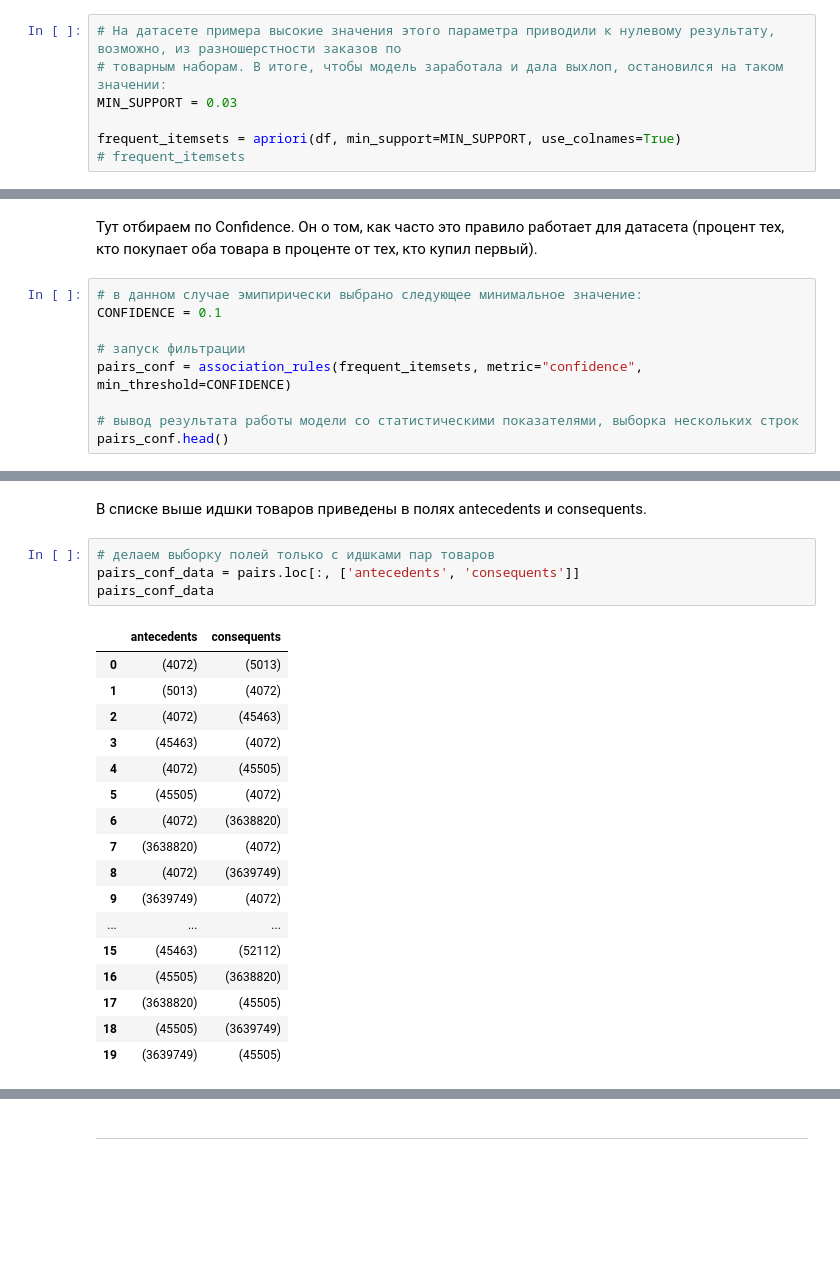
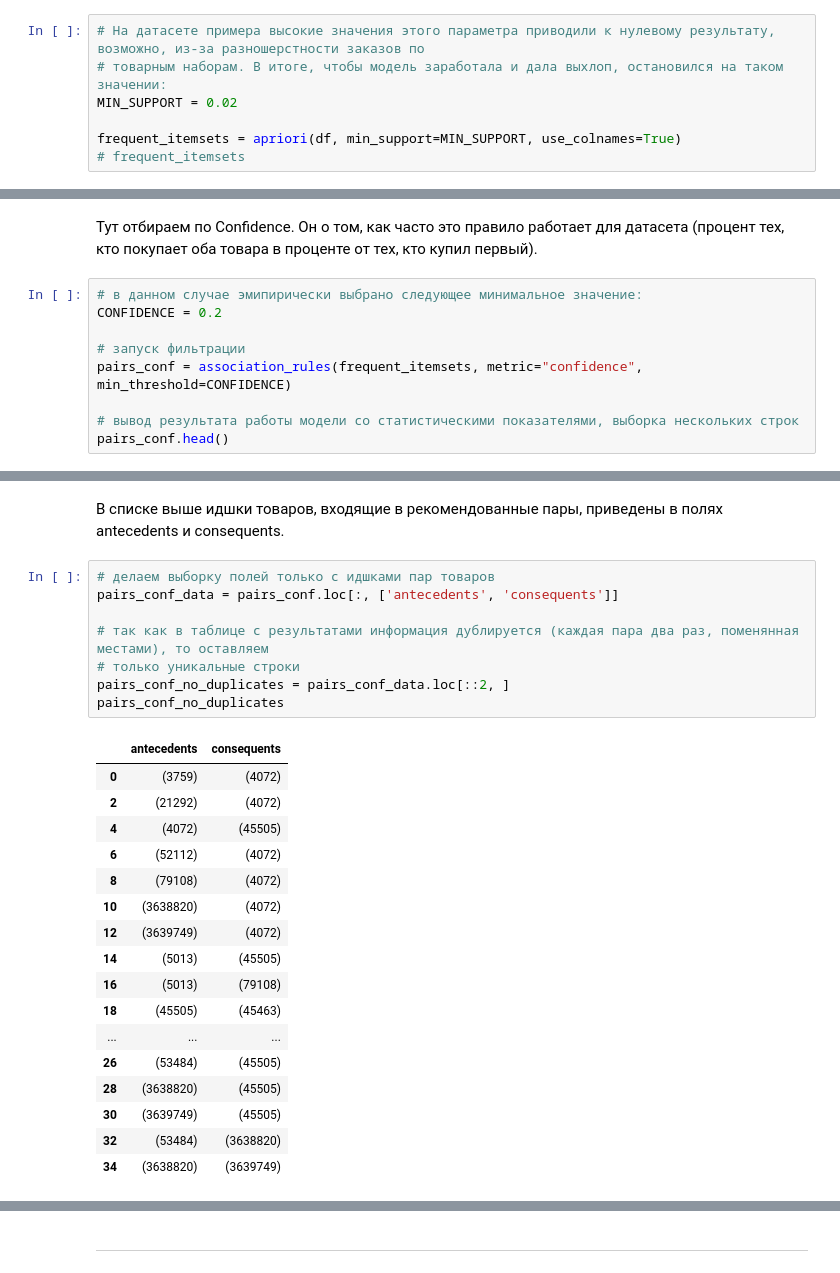
Before and after one commit to ivekhov/ARL-test, a Jupyter notebook: solution.ipynb, the cells around one changed output, grey strips where cells are left out. Cells and saved outputs as stored; diff of their text form; blank space fills up the shorter version.

```diff
--- a/solution.ipynb
+++ b/solution.ipynb
@@ -83,9 +83,9 @@ df = pd.DataFrame(te_ary, columns=te.columns_)
 # %% [markdown]
 Тут задаем уровень минимальной поддержки - фактически, это минимальная доля заказов в датасете, в которых есть пары товаров.
 # %%
-# На датасете примера высокие значения этого параметра приводили к нулевому результату, возможно, из разношерстности заказов по
+# На датасете примера высокие значения этого параметра приводили к нулевому результату, возможно, из-за разношерстности заказов по
 # товарным наборам. В итоге, чтобы модель заработала и дала выхлоп, остановился на таком значении:
-MIN_SUPPORT = 0.03
+MIN_SUPPORT = 0.02
 
 frequent_itemsets = apriori(df, min_support=MIN_SUPPORT, use_colnames=True)
 # frequent_itemsets
@@ -98,7 +98,7 @@ frequent_itemsets = apriori(df, min_support=MIN_SUPPORT, use_colnames=True)
 Тут отбираем по Confidence. Он о том, как часто это правило работает для датасета (процент тех, кто покупает оба товара в проценте от тех, кто купил первый).
 # %%
 # в данном случае эмипирически выбрано следующее минимальное значение:
-CONFIDENCE = 0.1
+CONFIDENCE = 0.2
 
 # запуск фильтрации
 pairs_conf = association_rules(frequent_itemsets, metric="confidence", min_threshold=CONFIDENCE)
@@ -113,26 +113,30 @@ pairs_conf.head()
 | 3 | (45463) | (4072) | 0.105203 | 0.179027 | 0.033820 | 0.321471 | 1.795663 | ... |
 | 4 | (4072) | (45505) | 0.179027 | 0.165398 | 0.057965 | 0.323778 | 1.957574 | ... |
 # %% [markdown]
-В списке выше идшки товаров приведены в полях antecedents и consequents.
+В списке выше идшки товаров, входящие в рекомендованные пары, приведены в полях antecedents и consequents.
 # %%
 # делаем выборку полей только с идшками пар товаров
-pairs_conf_data = pairs.loc[:, ['antecedents', 'consequents']]
-pairs_conf_data
+pairs_conf_data = pairs_conf.loc[:, ['antecedents', 'consequents']]
+
+# так как в таблице с результатами информация дублируется (каждая пара два раз, поменянная местами), то оставляем
+# только уникальные строки
+pairs_conf_no_duplicates = pairs_conf_data.loc[::2, ]
+pairs_conf_no_duplicates
 # %% [output]
 |  | antecedents | consequents |
-| 0 | (4072) | (5013) |
-| 1 | (5013) | (4072) |
-| 2 | (4072) | (45463) |
-| 3 | (45463) | (4072) |
+| 0 | (3759) | (4072) |
+| 2 | (21292) | (4072) |
 | 4 | (4072) | (45505) |
-| 5 | (45505) | (4072) |
-| 6 | (4072) | (3638820) |
-| 7 | (3638820) | (4072) |
-| 8 | (4072) | (3639749) |
-| 9 | (3639749) | (4072) |
+| 6 | (52112) | (4072) |
+| 8 | (79108) | (4072) |
+| 10 | (3638820) | (4072) |
+| 12 | (3639749) | (4072) |
+| 14 | (5013) | (45505) |
+| 16 | (5013) | (79108) |
+| 18 | (45505) | (45463) |
 | ... | ... | ... |
-| 15 | (45463) | (52112) |
-| 16 | (45505) | (3638820) |
-| 17 | (3638820) | (45505) |
-| 18 | (45505) | (3639749) |
-| 19 | (3639749) | (45505) |
+| 26 | (53484) | (45505) |
+| 28 | (3638820) | (45505) |
+| 30 | (3639749) | (45505) |
+| 32 | (53484) | (3638820) |
+| 34 | (3638820) | (3639749) |
```
Also changed, not shown: parts of 16 cells of this notebook, 1 other file.
